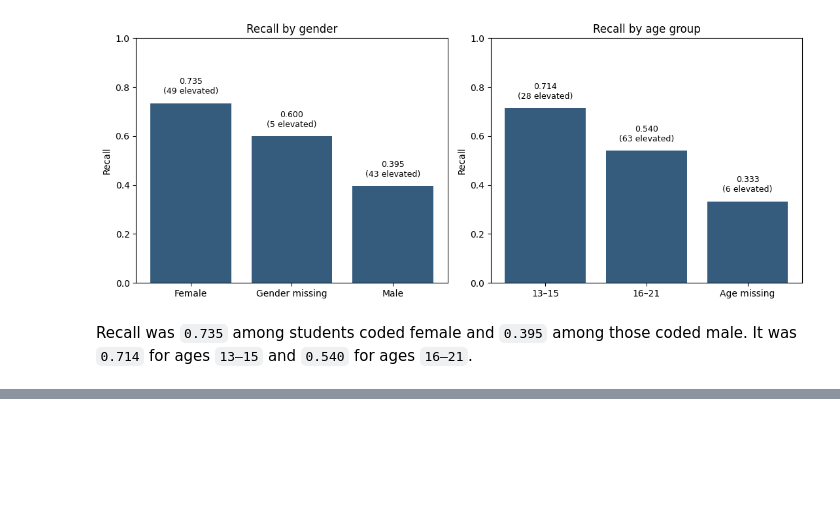
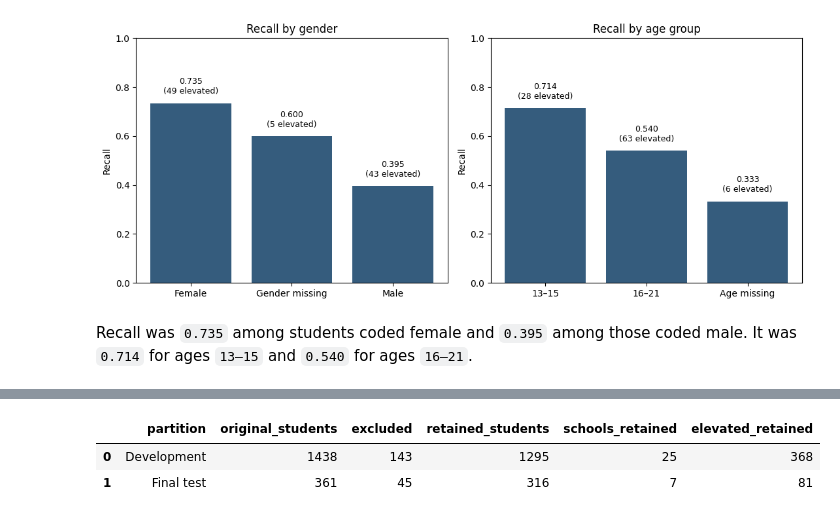
Before and after one commit to N-umwali/SchoolCare-Screening-Priority, a Jupyter notebook: student_screening.ipynb, the cells around one changed output, grey strips where cells are left out. Drawn from its saved outputs; the diff is of its cells as text; code cells hidden in the pictures; blank space fills up the shorter version.

```diff
--- a/student_screening.ipynb
+++ b/student_screening.ipynb
@@ -1553,0 +1566,45 @@ Recall was `0.735` among students coded female and `0.395` among those coded mal
+# %%
+# Preserve the Step 3 school assignments and row indices.
+keep_train = ~failed_attention.loc[X_train.index]
+keep_test = ~failed_attention.loc[X_test.index]
+
+X_train_s = X_train.loc[keep_train].copy()
+y_train_s = y_train.loc[keep_train].copy()
+groups_train_s = groups_train.loc[keep_train].copy()
+
+X_test_s = X_test.loc[keep_test].copy()
+y_test_s = y_test.loc[keep_test].copy()
+groups_test_s = groups_test.loc[keep_test].copy()
+
+assert len(X_train_s) + len(X_test_s) == 1611
+assert set(groups_train_s).isdisjoint(set(groups_test_s))
+assert set(groups_test_s).issubset(set(groups_test))
+assert X_train_s.columns.tolist() == predictors
+
+sensitivity_counts = pd.DataFrame([
+    {
+        "partition": "Development",
+        "original_students": len(X_train),
+        "excluded": len(X_train) - len(X_train_s),
+        "retained_students": len(X_train_s),
+        "schools_retained": groups_train_s.nunique(),
+        "elevated_retained": int(y_train_s.sum())
+    },
+    {
+        "partition": "Final test",
+        "original_students": len(X_test),
+        "excluded": len(X_test) - len(X_test_s),
+        "retained_students": len(X_test_s),
+        "schools_retained": groups_test_s.nunique(),
+        "elevated_retained": int(y_test_s.sum())
+    }
+])
+
+display(sensitivity_counts)
+sensitivity_counts.to_csv(
+    REPORTS / "step7_sensitivity_counts.csv", index=False
+)
+# %% [output]
+|  | partition | original_students | excluded | retained_students | schools_retained | elevated_retained |
+| 0 | Development | 1438 | 143 | 1295 | 25 | 368 |
+| 1 | Final test | 361 | 45 | 316 | 7 | 81 |
```
Also changed, not shown: parts of 9 cells of this notebook.
